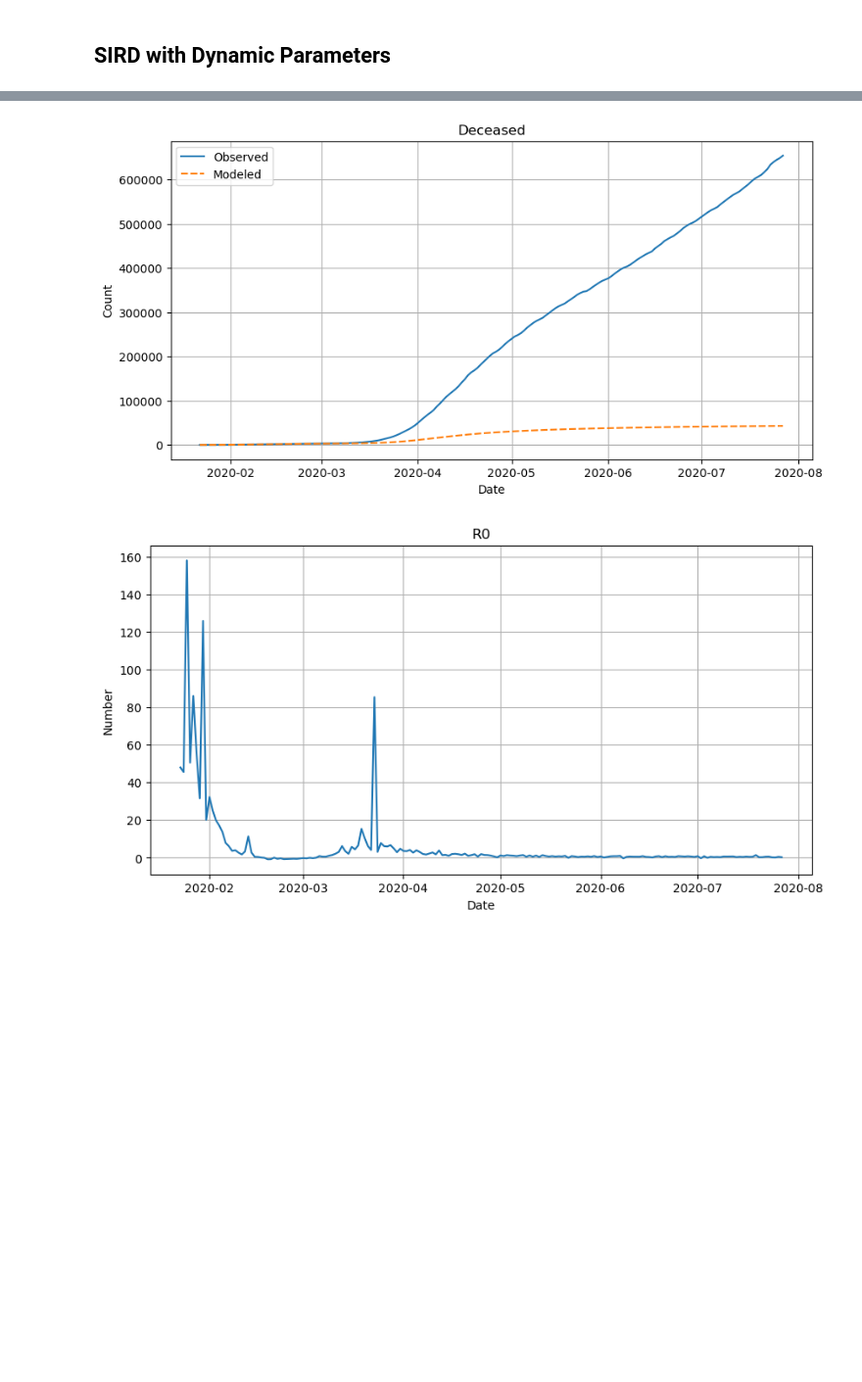
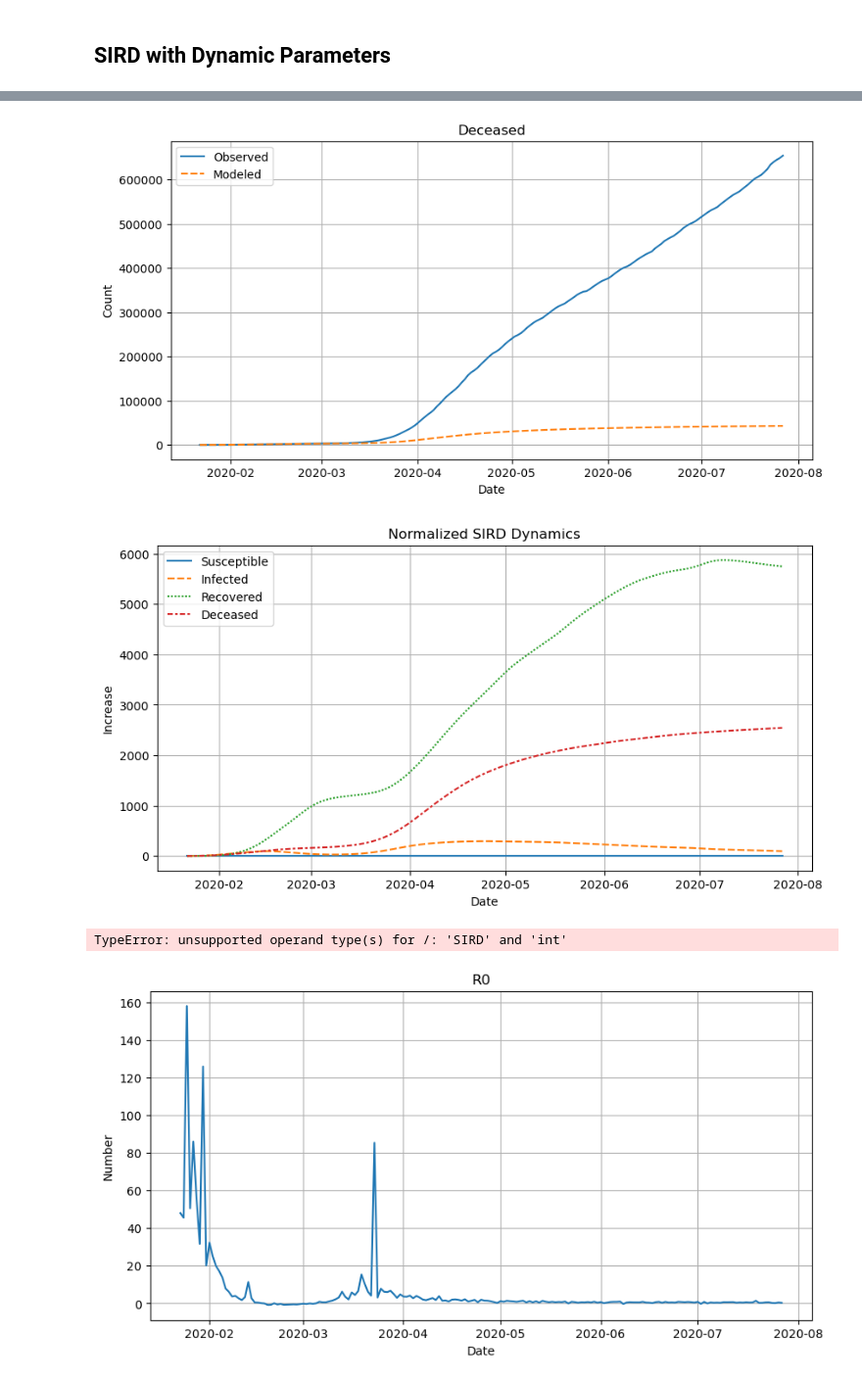
Before and after one commit to npandayVU/covid, a Jupyter notebook: analysis.ipynb, the cells around one changed output, grey strips where cells are left out. Shown at 98% size. Saved outputs shown, nothing was run; the diff lists cells and outputs as text; code cells hidden in the pictures; blank space fills up the shorter version.

```diff
--- a/analysis.ipynb
+++ b/analysis.ipynb
@@ -149,18 +149,25 @@ stl(rO).plot();
 # %% [markdown]
 ## SIRD with Dynamic Parameters
 # %%
-sird_est = SIRD(s0, i0, r0, d0)
+sird_dynamic = SIRD(s0, i0, r0, d0)
 param_trends = param_stl.apply(lambda x: x.trend).T
 beta, gamma, mu = [param_trends[col] for col in param_trends]
-alpha = [ALPHA for _ in range(len(beta))]
-sird_est.simulate(alpha, beta, gamma, mu)
+alpha = np.full_like(beta, ALPHA)
+sird_dynamic.simulate(alpha, beta, gamma, mu)
 # %%
-df = pd.DataFrame(sird_est.ts, index=daywise.index)
+df = pd.DataFrame(sird_dynamic.ts, index=daywise.index)
 compare(observed, df[['Infected', 'Recovered', 'Deceased']])
+lineplot(df / df.iloc[0], title='Normalized SIRD Dynamics', xlabel='Date', ylabel='Increase')
 # %% [output]
 [figure]
 [figure]
 [figure]
+[figure, added]
+# %%
+sird_dyn_norm = pd.DataFrame(sird_dynamic.ts) / sird_dynamic.N
+lineplot(sird_dyn_norm, title='Normalized SIRD Dynamics', xlabel='Date', ylabel='Fraction of Population')
+# %% [output]
+TypeError: unsupported operand type(s) for /: 'SIRD' and 'int'
 # %%
 lineplot(rO, title='R0', xlabel='Date', ylabel='Number')
 # %% [output]
```
Also changed, not shown: 1 other file.
